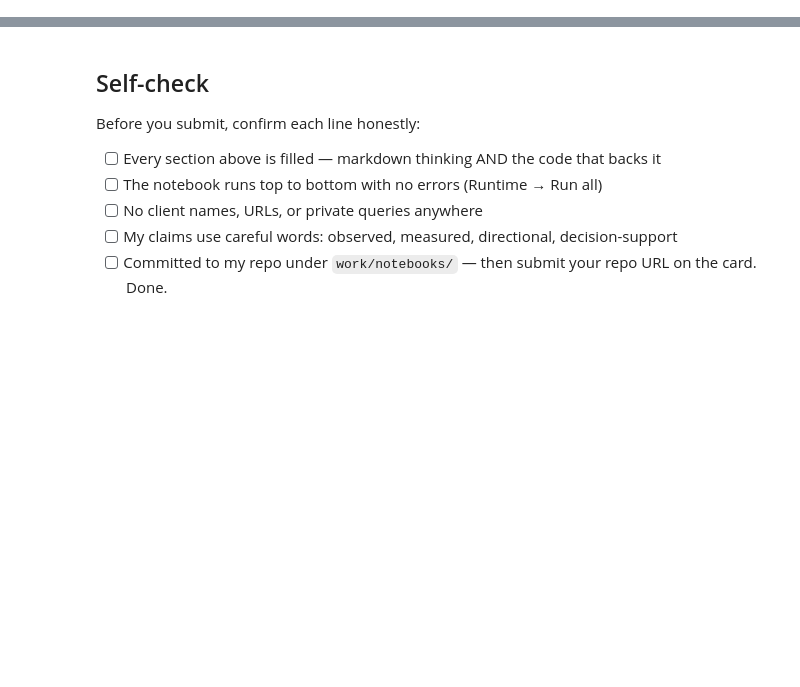
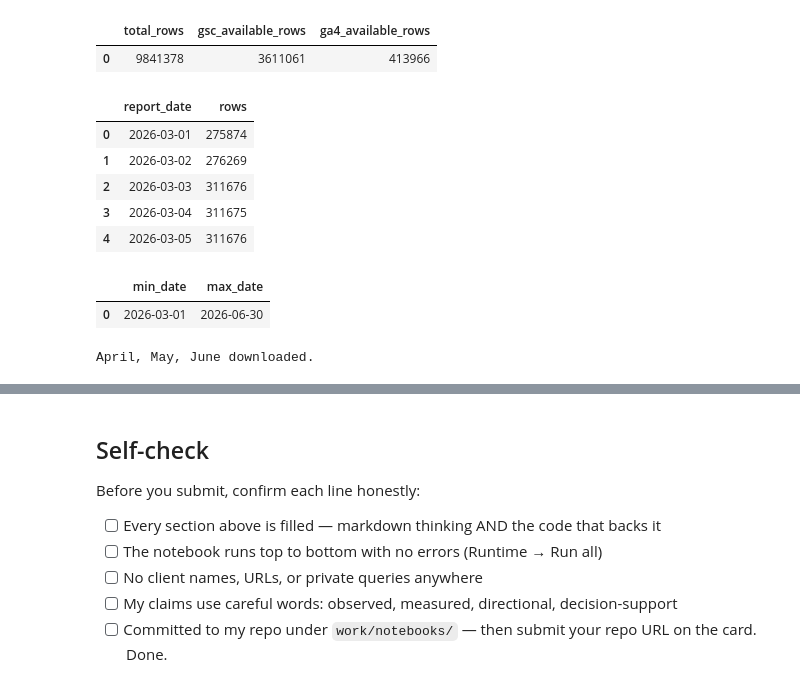
Before and after one commit to HarshiniChebrolu/Flyrank-ml-internship, a Jupyter notebook: work/notebooks/w03_data_contract.ipynb, the cells around one changed output, grey strips where cells are left out. Saved outputs shown, nothing was run; the diff lists cells and outputs as text; code cells hidden in the pictures; blank space fills up the shorter version.

```diff
--- a/work/notebooks/w03_data_contract.ipynb
+++ b/work/notebooks/w03_data_contract.ipynb
@@ -19,0 +223,73 @@ This skeleton is yours to fill. Work the sections **in order** — each one has
+# %%
+# This cell is for CODE (numbers, a query, a check).
+# Write your text answer in the cell ABOVE this one — typing sentences here breaks Run All.
+result = con.execute(f"""
+    SELECT
+        COUNT(*) AS total_rows,
+        COUNT(*) FILTER (WHERE gsc_data_available IS TRUE) AS gsc_available_rows,
+        COUNT(*) FILTER (WHERE ga4_data_available IS TRUE) AS ga4_available_rows
+    FROM read_parquet('{march_file}')
+""").fetchdf()
+
+result
+# %% [output]
+|  | total_rows | gsc_available_rows | ga4_available_rows |
+| 0 | 9841378 | 3611061 | 413966 |
+# %%
+future_check = con.execute(f"""
+    SELECT
+        report_date,
+        COUNT(*) AS rows
+    FROM read_parquet('{march_file}')
+    GROUP BY report_date
+    ORDER BY report_date
+    LIMIT 5
+""").fetchdf()
+
+future_check
+# %% [output]
+|  | report_date | rows |
+| 0 | 2026-03-01 | 275874 |
+| 1 | 2026-03-02 | 276269 |
+| 2 | 2026-03-03 | 311676 |
+| 3 | 2026-03-04 | 311675 |
+| 4 | 2026-03-05 | 311676 |
+# %%
+future_dates = con.execute("""
+    SELECT
+        MIN(report_date) AS min_date,
+        MAX(report_date) AS max_date
+    FROM read_parquet(
+        '/root/.cache/huggingface/hub/datasets--FlyRank--internship-warehouse/snapshots/50cbf7c3909d07be4d1b5906b4d09e882e5acbf2/fact_content_daily_performance/month=*/data_0.parquet'
+    )
+""").fetchdf()
+
+future_dates
+# %% [output]
+|  | min_date | max_date |
+| 0 | 2026-03-01 | 2026-06-30 |
+# %%
+april_file = hf_hub_download(
+    repo_id="FlyRank/internship-warehouse",
+    filename="fact_content_daily_performance/month=2026-04/data_0.parquet",
+    repo_type="dataset",
+    token=HF_TOKEN
+)
+
+may_file = hf_hub_download(
+    repo_id="FlyRank/internship-warehouse",
+    filename="fact_content_daily_performance/month=2026-05/data_0.parquet",
+    repo_type="dataset",
+    token=HF_TOKEN
+)
+
+june_file = hf_hub_download(
+    repo_id="FlyRank/internship-warehouse",
+    filename="fact_content_daily_performance/month=2026-06/data_0.parquet",
+    repo_type="dataset",
+    token=HF_TOKEN
+)
+
+print("April, May, June downloaded.")
+# %% [output]
+April, May, June downloaded.
```
Also changed, not shown: parts of 28 cells of this notebook.
